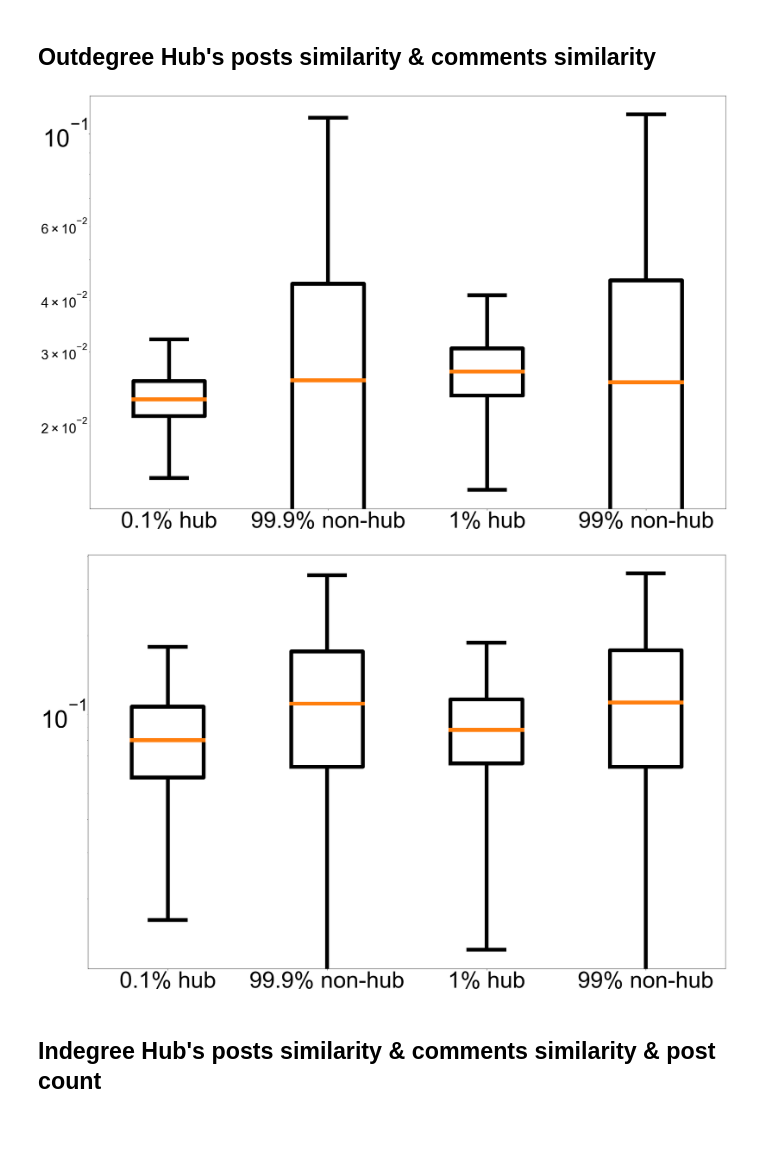
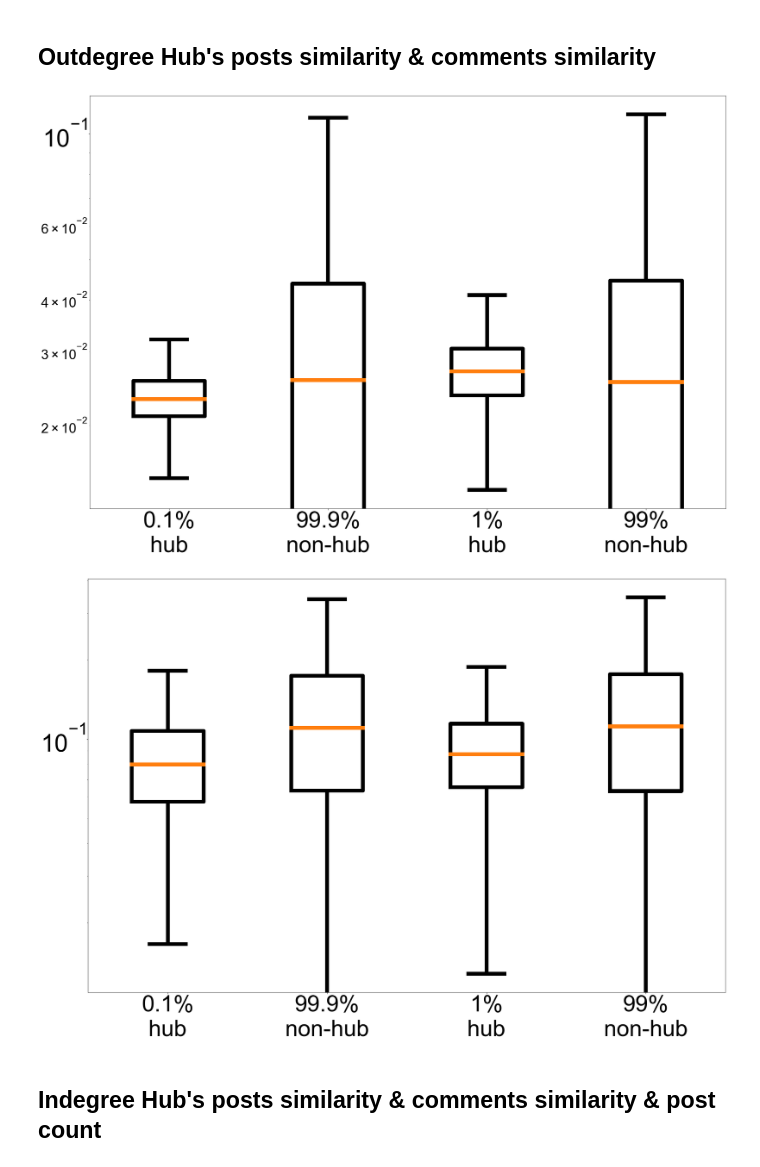
Before and after one commit to tr0up2r/plotting-and-graph-analysis, a Jupyter notebook: boxplot.ipynb, the cells around one changed output. Drawn from its saved outputs; the diff is of its cells as text; code cells hidden in the pictures; blank space fills up the shorter version.

Commit message:
num of supporters, participating posts cdf 추가, boxplot 일부 다시 그림.

```diff
--- a/boxplot.ipynb
+++ b/boxplot.ipynb
@@ -140,4 +141,5 @@ for i in range(4):
     results[i] = pd.DataFrame(results[i])
     result_list.append(list(np.array(results[i]['indegree'].tolist())))
 # %%
-xlabel = ['0.1% hub', '99.9% non-hub', '1% hub', '99% non-hub']
+# xlabel = ['0.1% hub', '99.9% non-hub', '1% hub', '99% non-hub']
+xlabel = [f"0.1%{newline}hub", f"99.9%{newline}non-hub", f"1%{newline}hub", f"99%{newline}non-hub"]
@@ -182,6 +177,5 @@ for i in range(4):
     results[i] = pd.DataFrame(results[i])
     result_list.append(list(np.array(results[i]['outdegree'].tolist())))
 # %%
-xlabel = ['0.1% hub', '99.9% non-hub', '1% hub', '99% non-hub']
 draw_boxplot_for_hub(result_list, "boxplot_outdegree_of_indegree_hub_non_hub", xlabel, 'outdegree', [1, 2, 3, 4], xticks_fontsize=60, yticks_fontsize=64)
 # %% [output]
@@ -217,9 +211,9 @@ for i in range(4):
     results[i] = results[i].apply(pd.to_numeric, downcast='float')
     result_list.append(list(np.array(results[i]['posts_similarity'].tolist())))
 # %%
-draw_boxplot_for_hub(result_list, "boxplot_post_similarity_of_outdegree_hub_non_hub", xlabel, 'posts similarity', [1, 2, 3, 4], xticks_fontsize=60, yticks_fontsize=64)
+draw_boxplot_for_hub(result_list, "boxplot_posts_similarity_of_outdegree_hub_non_hub", xlabel, 'posts similarity', [1, 2, 3, 4], xticks_fontsize=60, yticks_fontsize=64)
 # %% [output]
-[figure, old version]
+[figure, new version]
 # %%
 # pymysql을 이용한 db connection.
 connection = cn.make_connection('connection.csv')
@@ -251,7 +245,7 @@ for i in range(4):
 # %%
 draw_boxplot_for_hub(result_list, "boxplot_comments_similarity_of_outdegree_hub_non_hub", xlabel, 'comments similarity', [1, 2, 3, 4], xticks_fontsize=60, yticks_fontsize=64)
 # %% [output]
-[figure, old version]
+[figure, new version]
 # %% [markdown]
 ## Indegree Hub's posts similarity & comments similarity & post count
 # %%
```
Also changed, not shown: parts of 14 cells of this notebook, 1 other file.
